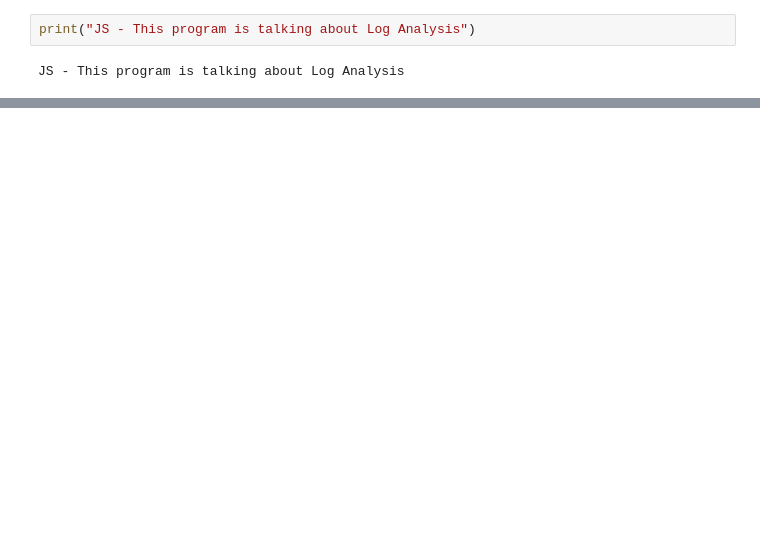
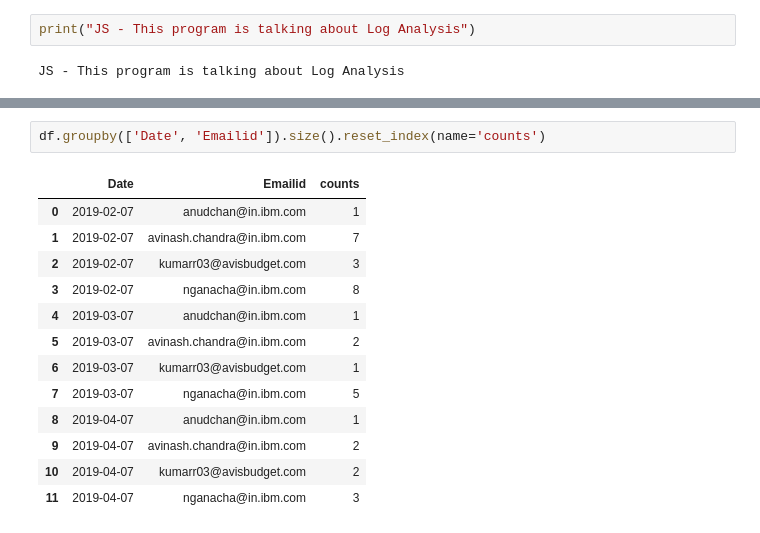
Before and after one commit to SudhakarAnemu/AI-DS-ML-DL-, a Jupyter notebook: LogAnalysis.ipynb, the cells around one changed output, grey strips where cells are left out. Cells and saved outputs as stored; diff of their text form; blank space fills up the shorter version.

```diff
--- a/LogAnalysis.ipynb
+++ b/LogAnalysis.ipynb
@@ -90,0 +299,16 @@ This is our new text file
+# %%
+df.groupby(['Date', 'Emailid']).size().reset_index(name='counts')
+# %% [output]
+|  | Date | Emailid | counts |
+| 0 | 2019-02-07 | anudchan@in.ibm.com | 1 |
+| 1 | 2019-02-07 | avinash.chandra@in.ibm.com | 7 |
+| 2 | 2019-02-07 | kumarr03@avisbudget.com | 3 |
+| 3 | 2019-02-07 | nganacha@in.ibm.com | 8 |
+| 4 | 2019-03-07 | anudchan@in.ibm.com | 1 |
+| 5 | 2019-03-07 | avinash.chandra@in.ibm.com | 2 |
+| 6 | 2019-03-07 | kumarr03@avisbudget.com | 1 |
+| 7 | 2019-03-07 | nganacha@in.ibm.com | 5 |
+| 8 | 2019-04-07 | anudchan@in.ibm.com | 1 |
+| 9 | 2019-04-07 | avinash.chandra@in.ibm.com | 2 |
+| 10 | 2019-04-07 | kumarr03@avisbudget.com | 2 |
+| 11 | 2019-04-07 | nganacha@in.ibm.com | 3 |
```
Also changed, not shown: parts of 28 cells of this notebook.
